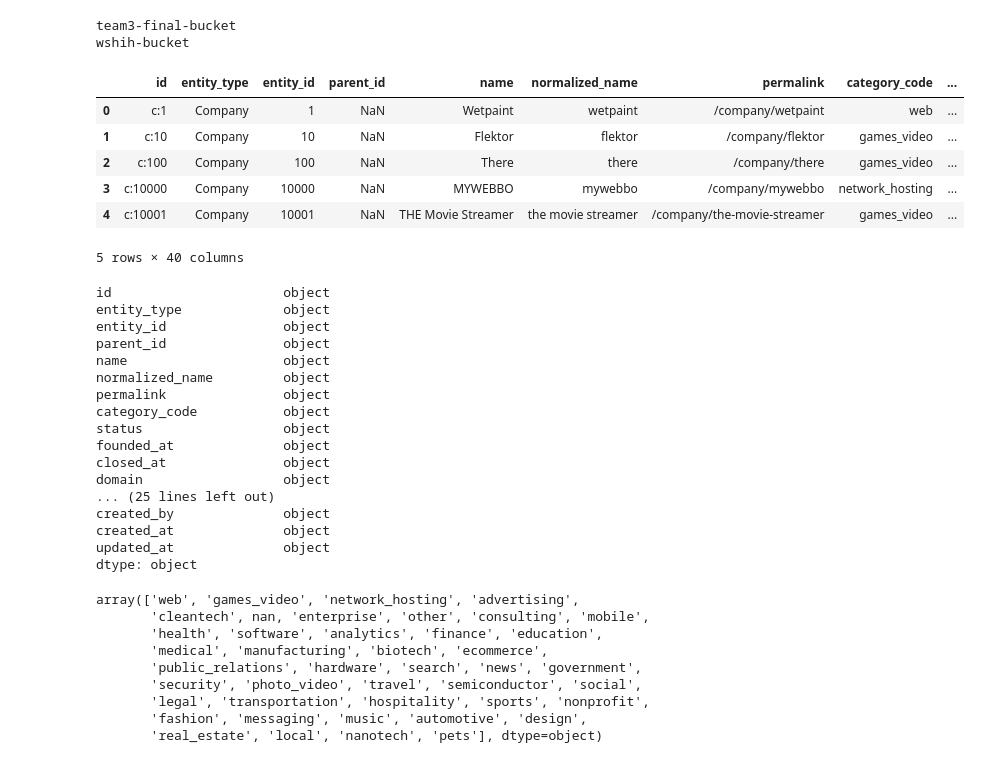
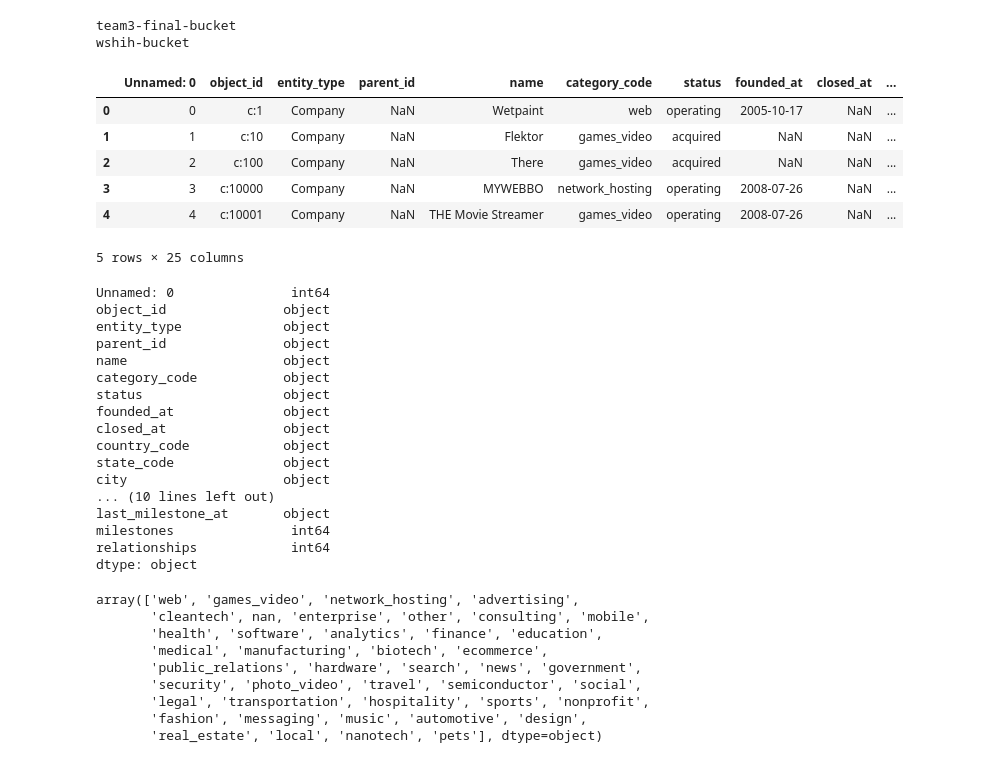
Before and after one commit to PaulIsenberg/FWIP_Venture, a Jupyter notebook: transform_end_date.ipynb, the cells around one changed output. Saved outputs shown, nothing was run; the diff lists cells and outputs as text; code cells hidden in the pictures.

```diff
--- a/transform_end_date.ipynb
+++ b/transform_end_date.ipynb
@@ -21,4 +21,4 @@ wshih-bucket
 my_bucket = s3.Bucket('team3-final-bucket')
 # %%
 client = boto3.client('s3')
-path = 's3://team3-final-bucket/Resources_raw/'
+path = 's3://team3-final-bucket/Resources_clean/'
@@ -25,33 +30,33 @@ path = 's3://team3-final-bucket/Resources_raw/'
 # %%
-objects_df = pd.read_csv(path + 'objects.csv', dtype={'status':str, 'entity_id':str})
+objects_df = pd.read_csv(path + 'objects_clean.csv', dtype={'status':str, 'entity_id':str})
 objects_df.head()
 # %% [output]
-|  | id | entity_type | entity_id | parent_id | name | normalized_name | permalink | category_code | ... |
-| 0 | c:1 | Company | 1 | NaN | Wetpaint | wetpaint | /company/wetpaint | web | ... |
-| 1 | c:10 | Company | 10 | NaN | Flektor | flektor | /company/flektor | games_video | ... |
-| 2 | c:100 | Company | 100 | NaN | There | there | /company/there | games_video | ... |
-| 3 | c:10000 | Company | 10000 | NaN | MYWEBBO | mywebbo | /company/mywebbo | network_hosting | ... |
-| 4 | c:10001 | Company | 10001 | NaN | THE Movie Streamer | the movie streamer | /company/the-movie-streamer | games_video | ... |
+|  | Unnamed: 0 | object_id | entity_type | parent_id | name | category_code | status | founded_at | closed_at | ... |
+| 0 | 0 | c:1 | Company | NaN | Wetpaint | web | operating | 2005-10-17 | NaN | ... |
+| 1 | 1 | c:10 | Company | NaN | Flektor | games_video | acquired | NaN | NaN | ... |
+| 2 | 2 | c:100 | Company | NaN | There | games_video | acquired | NaN | NaN | ... |
+| 3 | 3 | c:10000 | Company | NaN | MYWEBBO | network_hosting | operating | 2008-07-26 | NaN | ... |
+| 4 | 4 | c:10001 | Company | NaN | THE Movie Streamer | games_video | operating | 2008-07-26 | NaN | ... |
-5 rows × 40 columns
+5 rows × 25 columns
 # %%
 objects_df.dtypes
 # %% [output]
-id                      object
+Unnamed: 0               int64
+object_id               object
 entity_type             object
-entity_id               object
 parent_id               object
 name                    object
-normalized_name         object
-permalink               object
 category_code           object
 status                  object
 founded_at              object
 closed_at               object
-domain                  object
-... (25 lines left out)
-created_by              object
-created_at              object
-updated_at              object
+country_code            object
+state_code              object
+city                    object
+... (10 lines left out)
+last_milestone_at       object
+milestones               int64
+relationships            int64
 dtype: object
 # %%
 objects_df['category_code'].unique()
```
Also changed, not shown: parts of 14 cells of this notebook.
